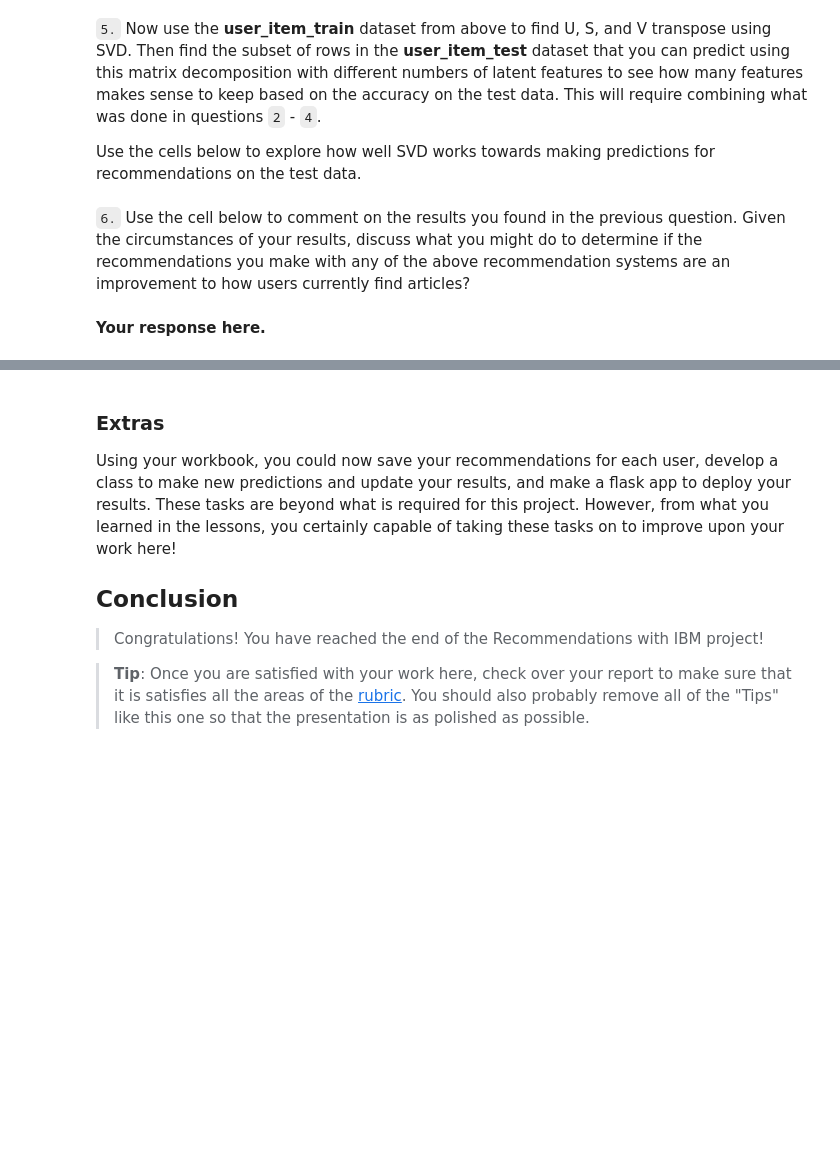
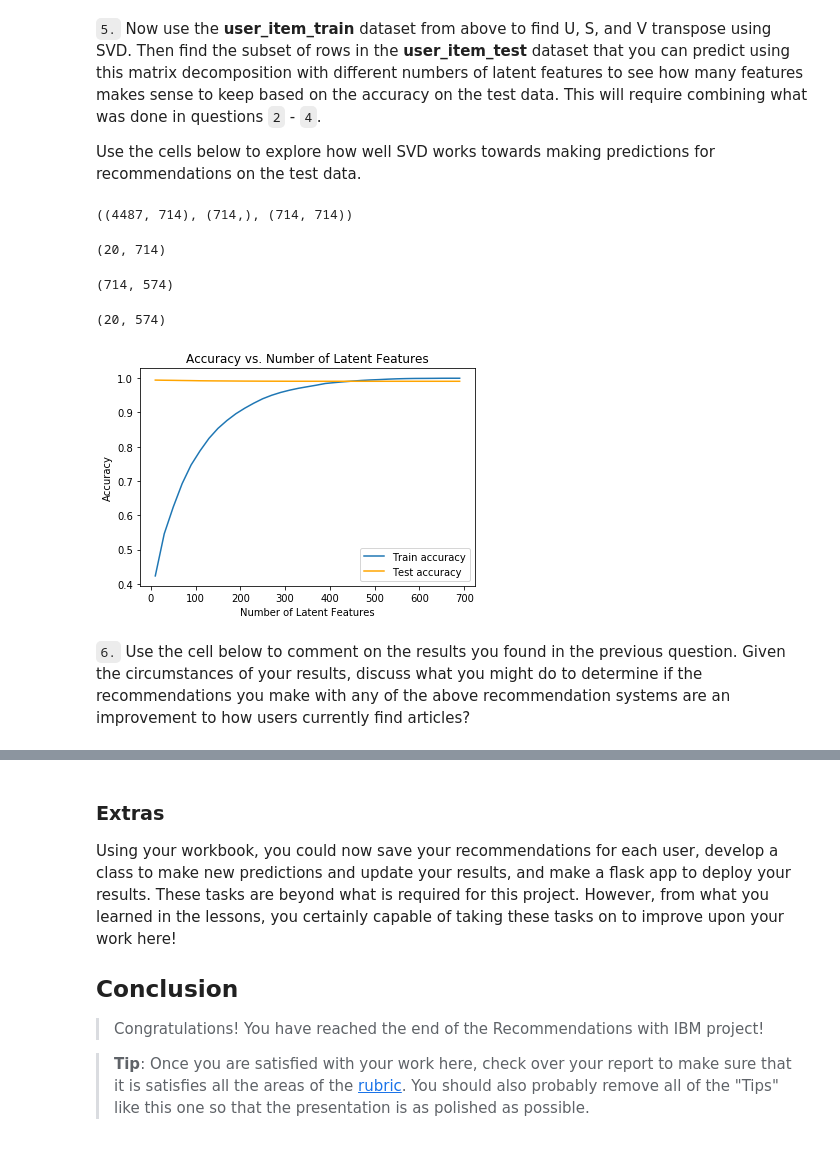
Before and after one commit to amitborkar98/IBM-Recommendations, a Jupyter notebook: Recommendations_with_IBM.ipynb, the cells around one changed output, grey strips where cells are left out. Saved outputs shown, nothing was run; the diff lists cells and outputs as text; code cells hidden in the pictures; blank space fills up the shorter version.

Commit message:
Predicted the interactions for test set and obtained results

```diff
--- a/Recommendations_with_IBM.ipynb
+++ b/Recommendations_with_IBM.ipynb
@@ -819,4 +819,4 @@ Awesome job!  That's right!  All of the test movies are in the training data, bu
 Use the cells below to explore how well SVD works towards making predictions for recommendations on the test data.
 # %%
 # fit SVD on the user_item_train matrix
-u_train, s_train, vt_train = # fit svd similar to above then use the cells below
+u_train, s_train, vt_train = np.linalg.svd(user_item_train, full_matrices=False) # fit svd similar to above then use the cells below
@@ -826,4 +823,62 @@ u_train, s_train, vt_train = # fit svd similar to above then use the cells below
+# %%
+u_train.shape, s_train.shape, vt_train.shape
+# %% [output]
+((4487, 714), (714,), (714, 714))
+# %%
+# find subset of u_train that are in test set
+u_test = u_train[user_item_train.index.isin(test_idx),:]
+u_test.shape
+# %% [output]
+(20, 714)
+# %%
+# find subset of vt_train that are in test set
+vt_test = vt_train[:,user_item_train.columns.isin(test_arts)]
+vt_test.shape
+# %% [output]
+(714, 574)
+# %%
+# get subset of user_item_test that we can make predictions
+train_idx = user_item_train.index.values
+test_users_idx = np.intersect1d(test_idx, train_idx)
+user_item_test_new = user_item_test[user_item_test.index.isin(test_users_idx)]
+user_item_test_new.shape
+# %% [output]
+(20, 574)
+# %%
+# Use these cells to see how well you can use the training
+# decomposition to predict on test data
+num_latent_feats = np.arange(10,700+10,20)
+
+train_accuracy = []
+test_accuracy = []
+
+for k in num_latent_feats:
+    # restructure with k latent features
+    new_u_train, new_s_train, new_vt_train = u_train[:,:k], np.diag(s_train[:k]), vt_train[:k,:]
+    new_u_test, new_vt_test = u_test[:,:k], vt_test[:k,:]
+
+    # take dot product
+    user_item_train_pred = np.around(np.dot(np.dot(new_u_train, new_s_train), new_vt_train))
+    user_item_test_pred = np.around(np.dot(np.dot(new_u_test, new_s_train), new_vt_test))
+
+    # compute error for each prediction to actual value
+    train_diffs = np.subtract(user_item_train, user_item_train_pred)
+    test_diffs = np.subtract(user_item_test_new, user_item_test_pred)
+
+    # total errors and keep track of them
+    train_err = np.sum(np.sum(np.abs(train_diffs)))
+    train_accuracy.append(train_err)
+    test_err = np.sum(np.sum(np.abs(test_diffs)))
+    test_accuracy.append(test_err)
+
+
+plt.plot(num_latent_feats, 1 - np.array(train_accuracy)/(df.shape[0]), label="Train accuracy");
+plt.plot(num_latent_feats, 1 - np.array(test_accuracy)/(df.shape[0]), color='orange', label="Test accuracy");
+plt.xlabel('Number of Latent Features');
+plt.ylabel('Accuracy');
+plt.title('Accuracy vs. Number of Latent Features');
+plt.legend();
+# %% [output]
+[figure, added]
 # %% [markdown]
 `6.` Use the cell below to comment on the results you found in the previous question. Given the circumstances of your results, discuss what you might do to determine if the recommendations you make with any of the above recommendation systems are an improvement to how users currently find articles?
-# %% [markdown]
-**Your response here.**
```
Also changed, not shown: parts of 2 cells of this notebook.
